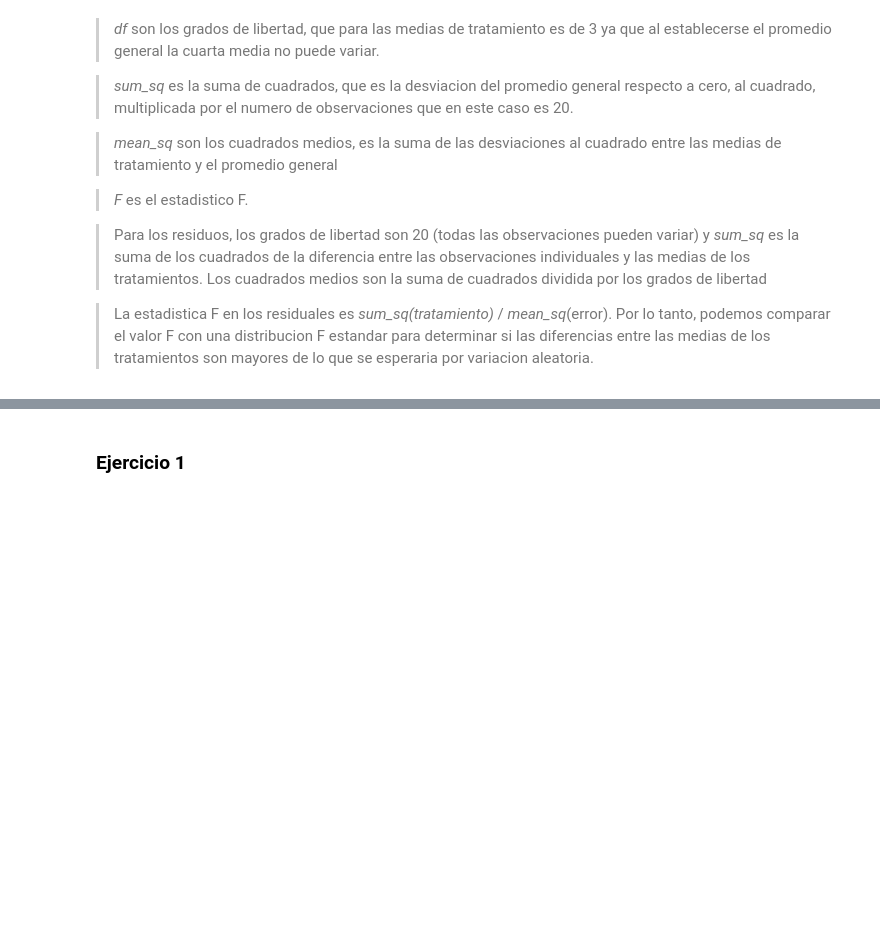
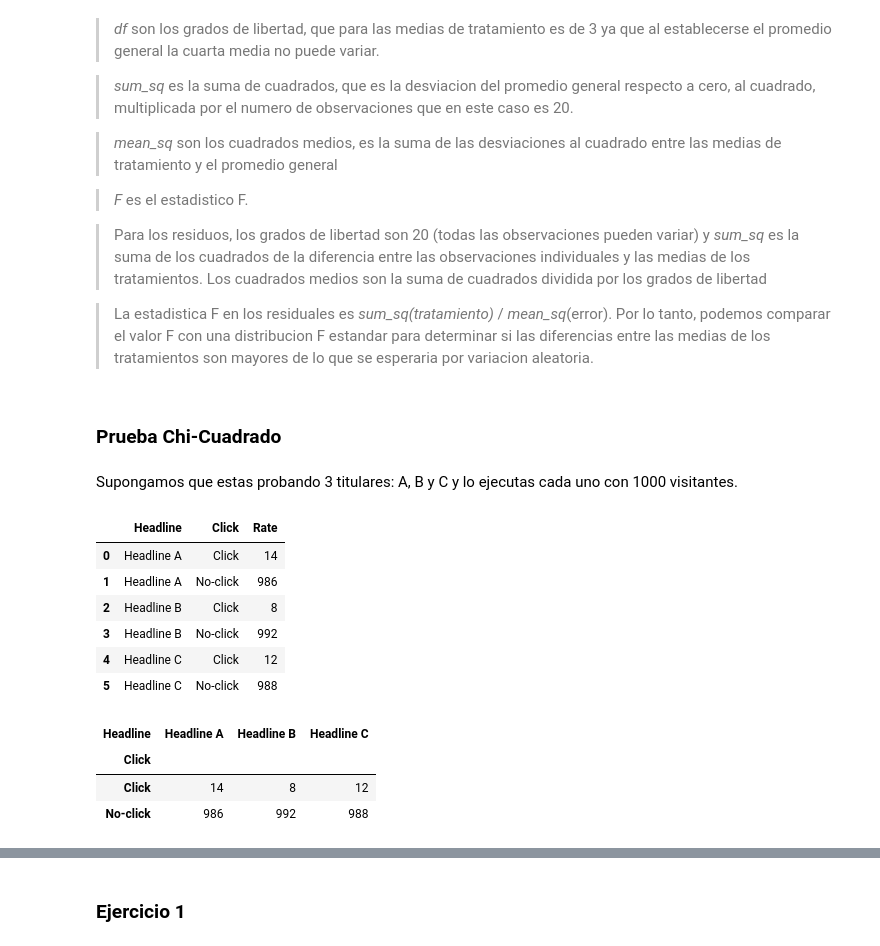
Before and after one commit to jbernalg/Learning_Data, a Jupyter notebook: Statistical_Practice_Book/cap_3.ipynb, the cells around one changed output, grey strips where cells are left out. Drawn from its saved outputs; the diff is of its cells as text; code cells hidden in the pictures; blank space fills up the shorter version.

Commit message:
prueba chi cuadrado

```diff
--- a/Statistical_Practice_Book/cap_3.ipynb
+++ b/Statistical_Practice_Book/cap_3.ipynb
@@ -317,0 +316,24 @@ res =
+# %% [markdown]
+### Prueba Chi-Cuadrado
+# %% [markdown]
+Supongamos que estas probando 3 titulares: A, B y C y lo ejecutas cada uno con 1000 visitantes.
+# %%
+tasa_clics = pd.read_csv(CLICK_RATE_CSV)
+tasa_clics
+# %% [output]
+|  | Headline | Click | Rate |
+| 0 | Headline A | Click | 14 |
+| 1 | Headline A | No-click | 986 |
+| 2 | Headline B | Click | 8 |
+| 3 | Headline B | No-click | 992 |
+| 4 | Headline C | Click | 12 |
+| 5 | Headline C | No-click | 988 |
+# %%
+# mejoramos el formato en que se presentan los datos
+clics = tasa_clics.pivot(index='Click', columns='Headline', values='Rate')
+clics
+# %% [output]
+| Headline | Headline A | Headline B | Headline C |
+| Click |  |  |  |
+| Click | 14 | 8 | 12 |
+| No-click | 986 | 992 | 988 |
```
Also changed, not shown: parts of 3 cells of this notebook.
